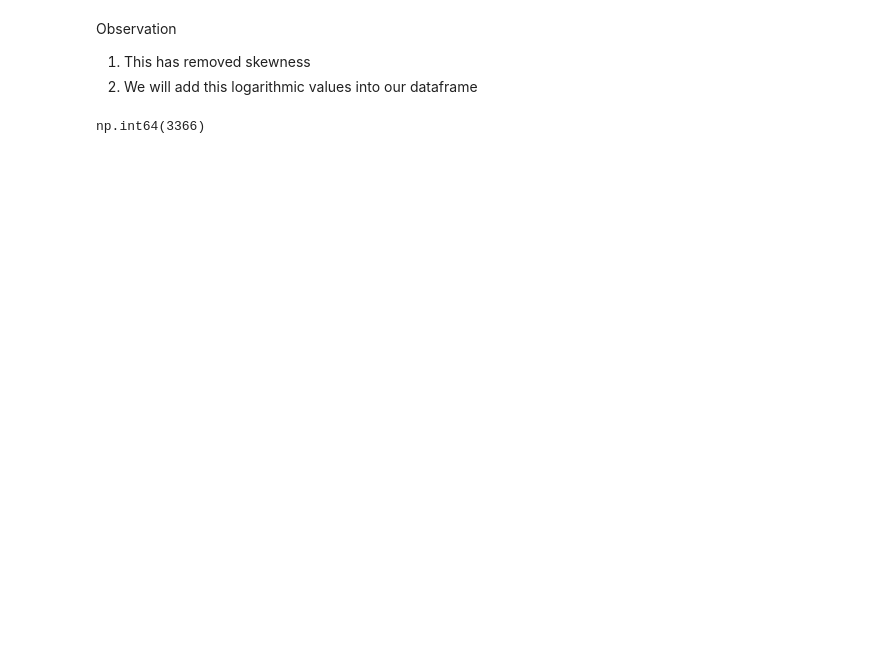
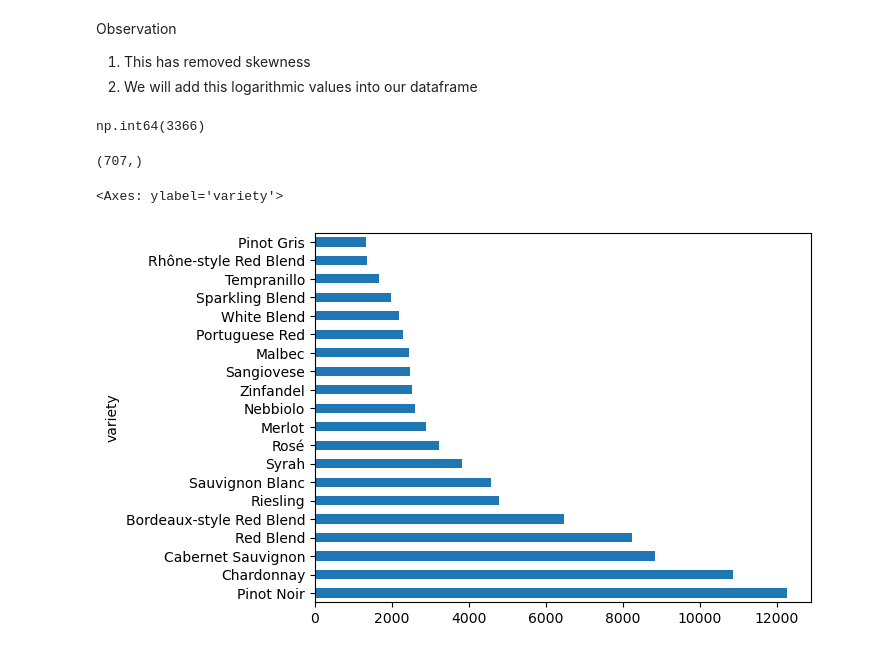
Before and after one commit to eulphean/Wine-Recommendation-App, a Jupyter notebook: notebooks/myfirstnotebook.ipynb, the cells around one changed output. Saved outputs shown, nothing was run; the diff lists cells and outputs as text; code cells hidden in the pictures; blank space fills up the shorter version.

```diff
--- a/notebooks/myfirstnotebook.ipynb
+++ b/notebooks/myfirstnotebook.ipynb
@@ -152,3 +174,15 @@ Observation
 (df['price']>100).sum()
 # %% [output]
 np.int64(3366)
+# %%
+# Calculate unique variety of wine in this dataset
+df['variety'].value_counts().shape
+# %% [output]
+(707,)
+# %%
+# Top 20 wine varieties
+# Calculate unique entries using value_counts(), get the top 20 and plot it as a horizontal bar graph
+df['variety'].value_counts().head(20).plot(kind='barh')
+# %% [output]
+<Axes: ylabel='variety'>
+[figure, added]
```
Also changed, not shown: parts of 19 cells of this notebook, 1 other file.
